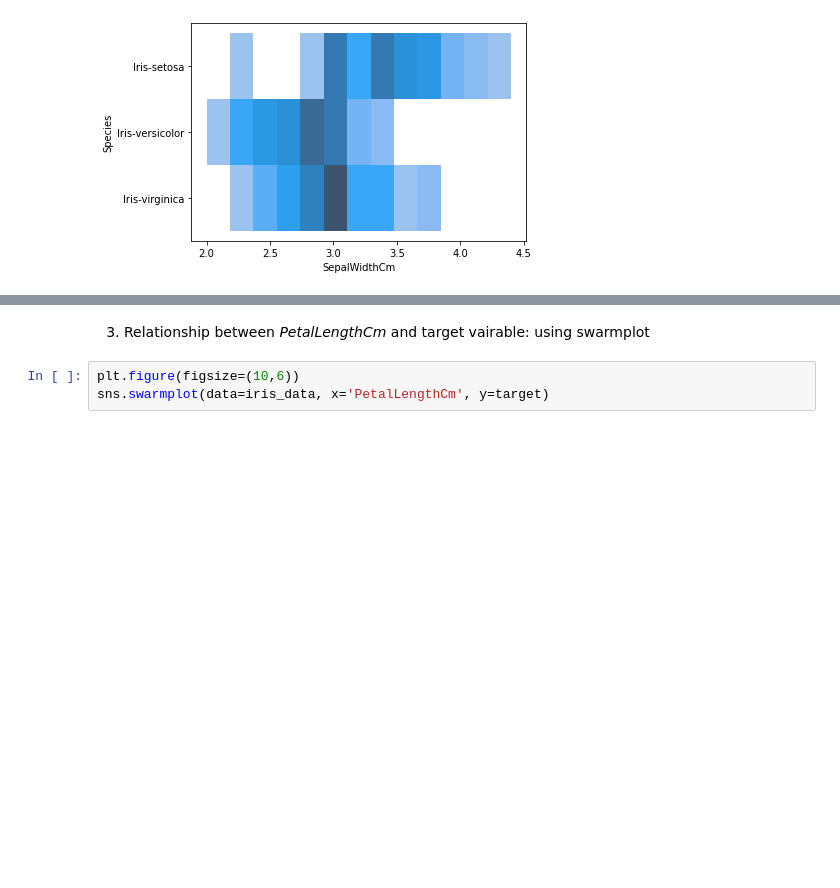
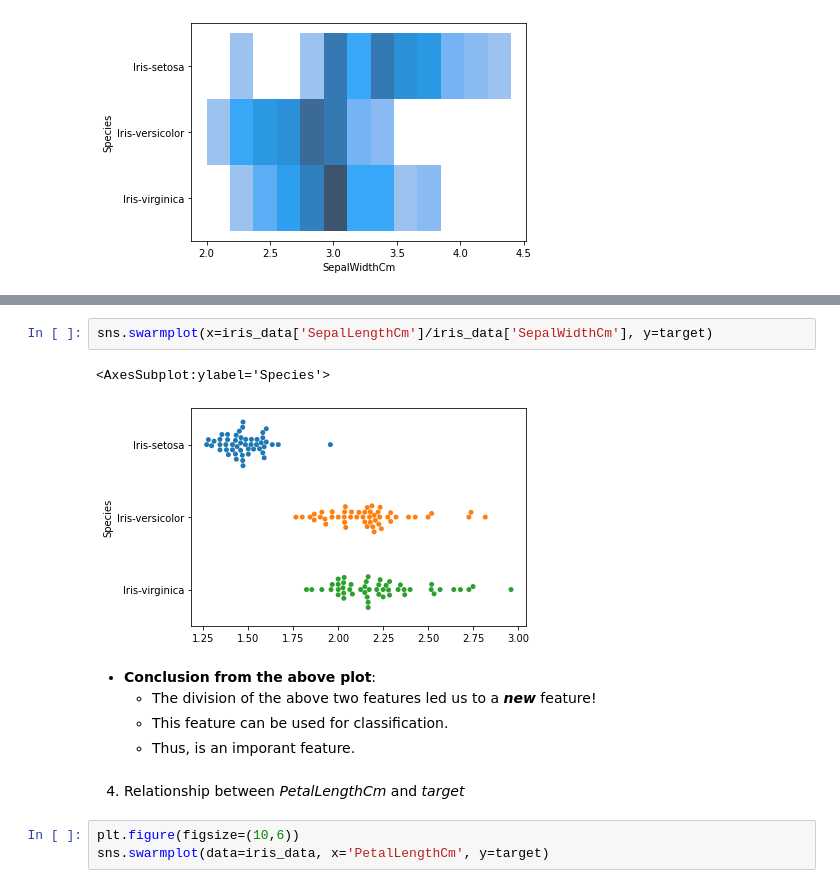
Before and after one commit to RedocamaI/Prediction-using-Decision-Algorithm, a Jupyter notebook: classify.ipynb, the cells around one changed output, grey strips where cells are left out. Saved outputs shown, nothing was run; the diff lists cells and outputs as text; blank space fills up the shorter version.

```diff
--- a/classify.ipynb
+++ b/classify.ipynb
@@ -79,5 +135,15 @@ sns.histplot(x=iris_data['SepalWidthCm'], y=target)
+# %%
+sns.swarmplot(x=iris_data['SepalLengthCm']/iris_data['SepalWidthCm'], y=target)
+# %% [output]
+<AxesSubplot:ylabel='Species'>
+[figure, added]
+# %% [markdown]
+- **Conclusion from the above plot**:
+    - The division of the above two features led us to a ***new*** feature!
+    - This feature can be used for classification.
+    - Thus, is an imporant feature.
 # %% [markdown]
-3. Relationship between *PetalLengthCm* and target vairable: using swarmplot
+4. Relationship between *PetalLengthCm* and *target*
 # %%
 plt.figure(figsize=(10,6))
 sns.swarmplot(data=iris_data, x='PetalLengthCm', y=target)
```
Also changed, not shown: parts of 19 cells of this notebook.
